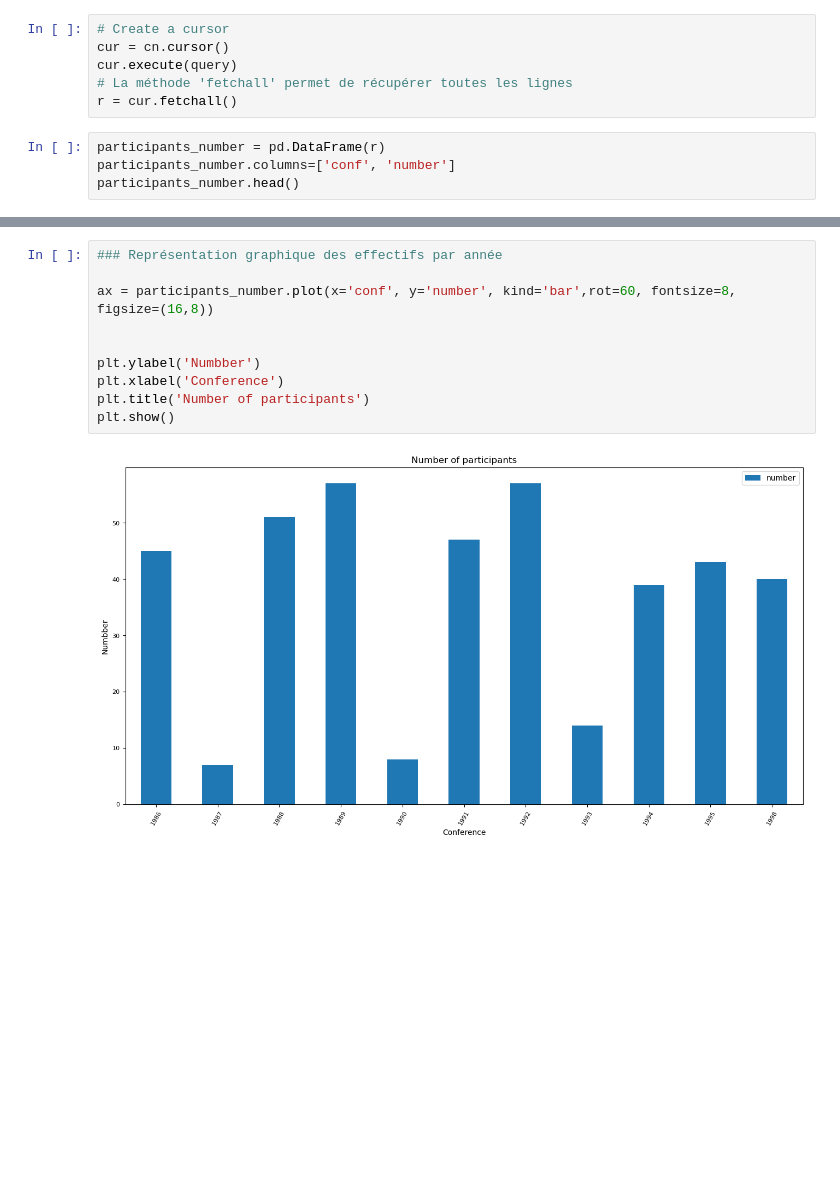
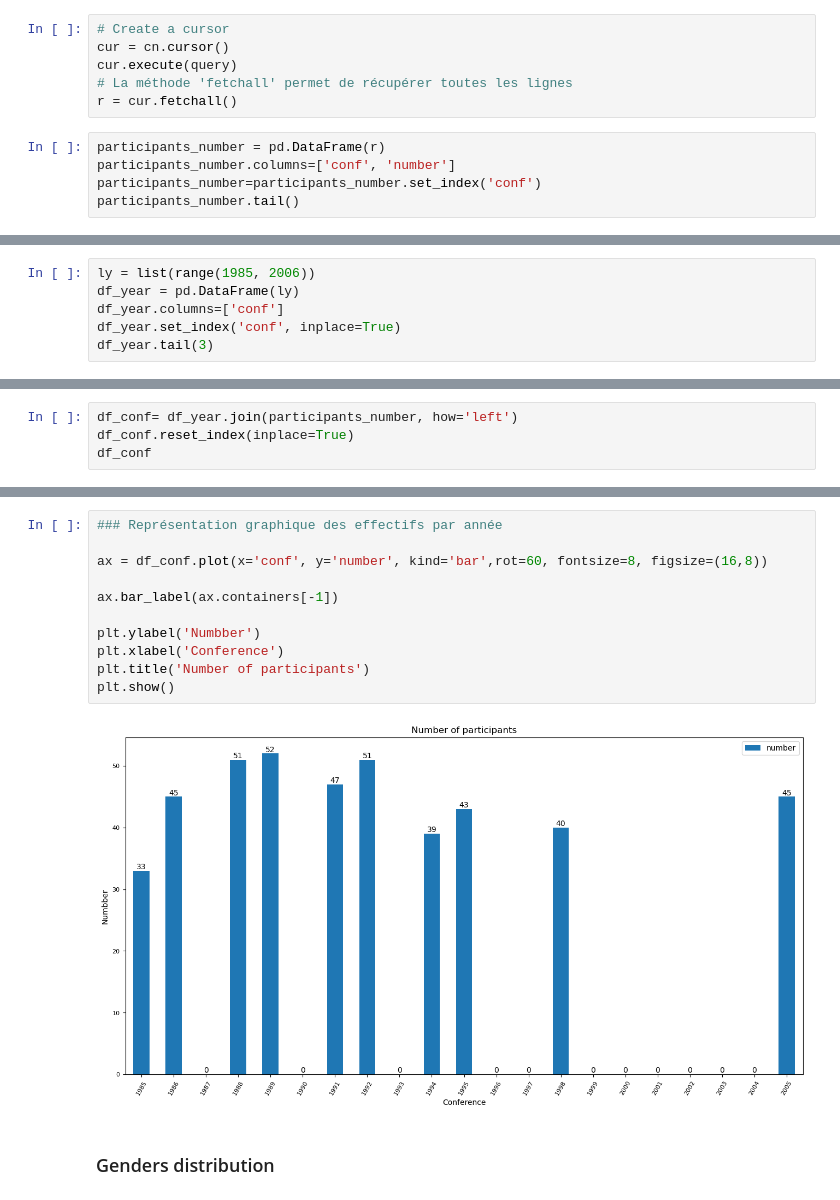
Before and after one commit to ubiquinter/digital_history, a Jupyter notebook: FB_propositions/c_week_chronol_distribution.ipynb, the cells around one changed output, grey strips where cells are left out. Drawn from its saved outputs; the diff is of its cells as text; blank space fills up the shorter version.

```diff
--- a/FB_propositions/c_week_chronol_distribution.ipynb
+++ b/FB_propositions/c_week_chronol_distribution.ipynb
@@ -35,5 +36,6 @@ r = cur.fetchall()
 # %%
 participants_number = pd.DataFrame(r)
 participants_number.columns=['conf', 'number']
-participants_number.head()
+participants_number=participants_number.set_index('conf')
+participants_number.tail()
 # %% [output]
@@ -45,0 +49,6 @@ participants_number.head()
+# %%
+ly = list(range(1985, 2006))
+df_year = pd.DataFrame(ly)
+df_year.columns=['conf']
+df_year.set_index('conf', inplace=True)
+df_year.tail(3)
@@ -45,0 +61,4 @@ participants_number.head()
+# %%
+df_conf= df_year.join(participants_number, how='left')
+df_conf.reset_index(inplace=True)
+df_conf
@@ -46,12 +83,15 @@ participants_number.head()
 # %%
 ### Représentation graphique des effectifs par année
 
-ax = participants_number.plot(x='conf', y='number', kind='bar',rot=60, fontsize=8, figsize=(16,8))
+ax = df_conf.plot(x='conf', y='number', kind='bar',rot=60, fontsize=8, figsize=(16,8))
 
+ax.bar_label(ax.containers[-1])
 
 plt.ylabel('Numbber')
 plt.xlabel('Conference')
 plt.title('Number of participants')
 plt.show()
 # %% [output]
-[figure, old version]
+[figure, new version]
+# %% [markdown]
+### Genders distribution
```
Also changed, not shown: parts of 11 cells of this notebook, 3 other files.
